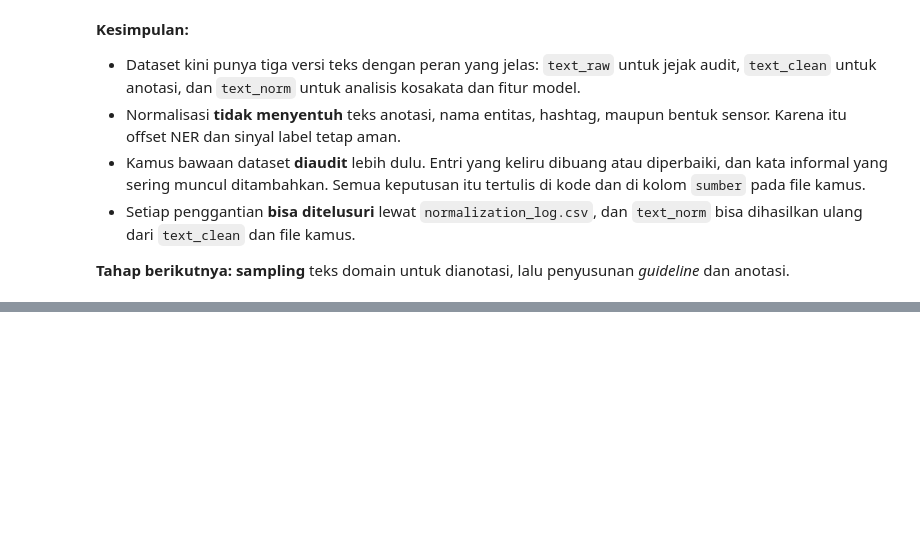
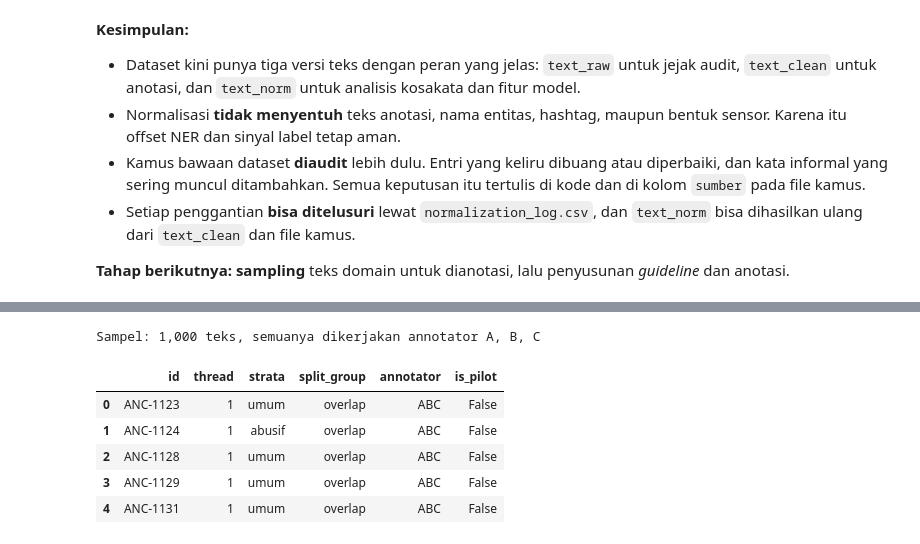
Before and after one commit to edwardchristi4n/NLP-Project, a Jupyter notebook: notebook/KelpNLP_dataset_EDA.ipynb, the cells around one changed output, grey strips where cells are left out. Cells and saved outputs as stored; diff of their text form; code cells hidden in the pictures; blank space fills up the shorter version.

```diff
--- a/notebook/KelpNLP_dataset_EDA.ipynb
+++ b/notebook/KelpNLP_dataset_EDA.ipynb
@@ -2590,0 +2781,54 @@ display(Markdown(f"""
+# %%
+def alokasi(n, bobot):
+    """Bagi n menjadi bilangan bulat sebanding dengan bobot (metode sisa terbesar). Totalnya selalu pas n."""
+    bobot = pd.Series(bobot, dtype=float)
+    kuota = bobot / bobot.sum() * n
+    hasil = np.floor(kuota).astype(int)
+    kurang = int(n - hasil.sum())
+    tambah = (kuota - hasil).sort_values(ascending=False, kind="mergesort").index[:kurang]
+    hasil[tambah] += 1
+    return hasil
+
+
+def ambil_per_kelompok(df, kolom, kuota, rng):
+    """Ambil acak kuota[k] baris dari tiap kelompok k pada kolom tertentu."""
+    return pd.concat([df[df[kolom] == k].sample(n=int(n), random_state=rng) for k, n in kuota.items()])
+
+
+def buat_sampel(df, seed=SEED):
+    """Pilih N_SAMPLE teks dan tandai teks pilot. Input harus terurut menurut id. Hasil terurut menurut id."""
+    rng = np.random.RandomState(seed)
+    per_utas = lambda d: d["thread"].value_counts().sort_index()
+
+    # ---------- 1) sampel 1.000 ----------
+    layak = df[~df["id"].isin(ID_SLOGAN_DIBUANG)]
+    wajib = layak[layak["strata"].isin(["abusif", "langka"])]            # diambil semua
+    umum = layak[layak["strata"] == "umum"]
+    jatah_utas = alokasi(N_SAMPLE, per_utas(df))                           # proporsi populasi
+    kuota_umum = jatah_utas - per_utas(wajib).reindex(jatah_utas.index, fill_value=0)
+    assert (kuota_umum >= 0).all() and (kuota_umum <= per_utas(umum)).all()
+    sampel = pd.concat([wajib, ambil_per_kelompok(umum, "thread", kuota_umum, rng)]).sort_values("id")
+
+    # ---------- 2) pilot 50: sebanding dengan komposisi strata sampel ----------
+    kuota_pilot = alokasi(N_PILOT, sampel["strata"].value_counts().sort_index())
+    pilot = ambil_per_kelompok(sampel, "strata", kuota_pilot, rng)
+
+    # ---------- 3) semua teks dikerjakan ketiga annotator ----------
+    hasil = sampel[["id", "thread", "strata", "text_clean"]].copy()
+    hasil["split_group"] = "overlap"
+    hasil["annotator"] = "".join(ANNOTATOR)
+    hasil["is_pilot"] = hasil["id"].isin(pilot["id"])
+    return hasil.sort_values("id").reset_index(drop=True)
+
+
+df_sample = buat_sampel(df_pop)
+print(f"Sampel: {len(df_sample):,} teks, semuanya dikerjakan annotator {', '.join(ANNOTATOR)}")
+df_sample[SAMPLE_COLS].head()
+# %% [output]
+Sampel: 1,000 teks, semuanya dikerjakan annotator A, B, C
+|  | id | thread | strata | split_group | annotator | is_pilot |
+| 0 | ANC-1123 | 1 | umum | overlap | ABC | False |
+| 1 | ANC-1124 | 1 | abusif | overlap | ABC | False |
+| 2 | ANC-1128 | 1 | umum | overlap | ABC | False |
+| 3 | ANC-1129 | 1 | umum | overlap | ABC | False |
+| 4 | ANC-1131 | 1 | umum | overlap | ABC | False |
```
Also changed, not shown: parts of 20 cells of this notebook, 13 other files.
